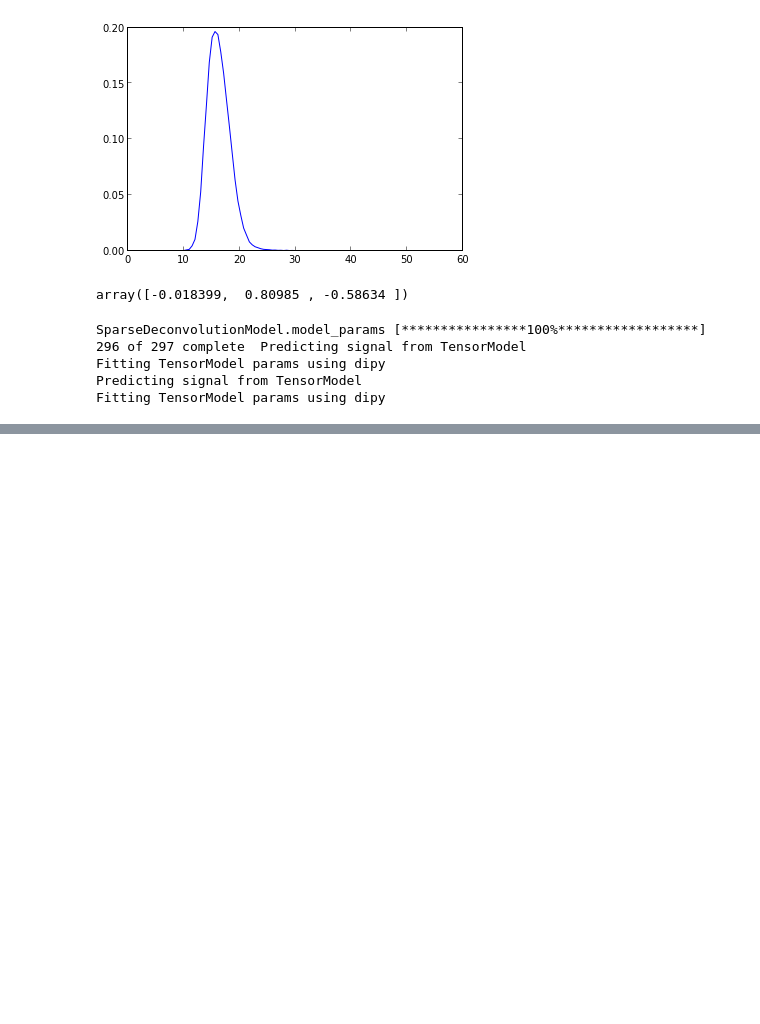
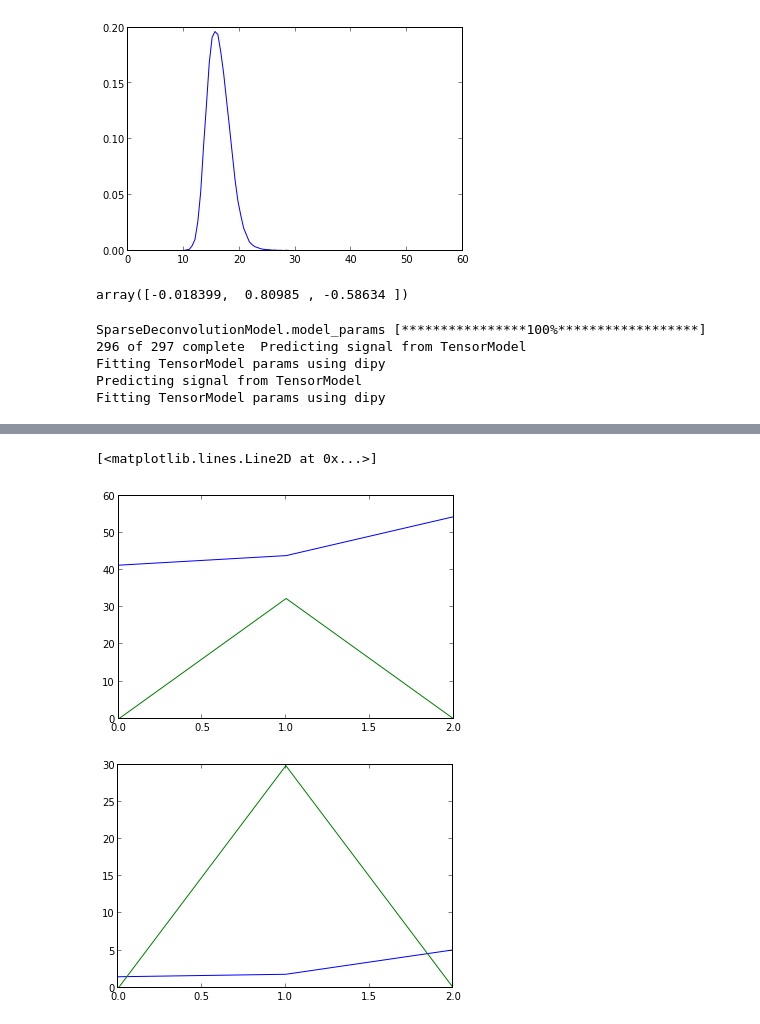
Before and after one commit to arokem/osmosis, a Jupyter notebook: osmosis/ipynb/Simulations2.ipynb, the cells around one changed output, grey strips where cells are left out. Cells and saved outputs as stored; diff of their text form; code cells hidden in the pictures; blank space fills up the shorter version.

```diff
--- a/osmosis/ipynb/Simulations2.ipynb
+++ b/osmosis/ipynb/Simulations2.ipynb
@@ -105,15 +108,16 @@ solver_params = dict(alpha=alpha,
                      positive=True)
 
 
-for bval_idx in range(3)
+for bval_idx in range(len(bvals)):
+
     this_vol = vol[bval_idx]
-    sfm_pdd_angs.append(np.zeros(vol[bval_idx].shape[:3] + (n_sims,))
-    tensor_pdd_angs.append(np.zeros(vol[bval_idx].shape[:3] + (n_sims,))
-    between_pdd_angs.append(np.zeros(vol[bval_idx].shape[:3] + (n_sims,))
-    rrmse_sfm.append(np.zeros(vol[bval_idx].shape[:3] + (n_sims,))
-    rrmse_dt.append(np.zeros(vol[bval_idx].shape[:3] + (n_sims,))
-    sfm_fvf.append(np.zeros(vol[bval_idx].shape[:3] + (n_sims,))
-    dt_fa.append(np.zeros(vol[bval_idx].shape[:3] + (n_sims,))
+    sfm_pdd_angs.append(np.zeros(vol[bval_idx].shape[:3] + (n_sims,)))
+    tensor_pdd_angs.append(np.zeros(vol[bval_idx].shape[:3] + (n_sims,)))
+    between_pdd_angs.append(np.zeros(vol[bval_idx].shape[:3] + (n_sims,)))
+    rrmse_sfm.append(np.zeros(vol[bval_idx].shape[:3] + (n_sims,)))
+    rrmse_dt.append(np.zeros(vol[bval_idx].shape[:3] + (n_sims,)))
+    sfm_fvf.append(np.zeros(vol[bval_idx].shape[:3] + (n_sims,)))
+    dt_fa.append(np.zeros(vol[bval_idx].shape[:3] + (n_sims,)))
 
 
     for sim_idx in xrange(n_sims):
@@ -156,24 +160,25 @@ for bval_idx in range(3)
                                         params_file = 'temp')
 
 
-        rrmse_sfm[..., sim_idx] = oza.cross_predict(SFM1, SFM2)
-        rrmse_dt[..., sim_idx] = oza.cross_predict(TM1, TM2)
-        sfm_fvf[..., sim_idx] = np.sum(SFM2.model_params,-1)
-        dt_fa[..., sim_idx] = TM1.fractional_anisotropy
+        rrmse_sfm[bval_idx][..., sim_idx] = oza.cross_predict(SFM1, SFM2)
+        rrmse_dt[bval_idx][..., sim_idx] = oza.cross_predict(TM1, TM2)
+        sfm_fvf[bval_idx][..., sim_idx] = np.sum(SFM2.model_params,-1)
+        dt_fa[bval_idx][..., sim_idx] = TM1.fractional_anisotropy
 
         for i, angle in enumerate(angles):
             for j, w in enumerate(weights):
                 for k, sph in enumerate(sphere):
-                    this_sfm_ang[bval_idx] = np.rad2deg(ozu.vector_angle(SFM1.principal_diffusion_direction[i,j,k][0],
-                                                           SFM2.principal_diffusion_direction[i,j,k][0]))
+                    this_sfm_ang = np.rad2deg(ozu.vector_angle(SFM1.principal_diffusion_direction[i,j,k][0],
+                                                               SFM2.principal_diffusion_direction[i,j,k][0]))
+
                     sfm_pdd_angs[bval_idx][i,j,k,sim_idx] = np.min([this_sfm_ang, 180-this_sfm_ang])
 
-                    this_dt_ang[bval_idx] = np.rad2deg(ozu.vector_angle(TM1.principal_diffusion_direction[i,j,k],
+                    this_dt_ang = np.rad2deg(ozu.vector_angle(TM1.principal_diffusion_direction[i,j,k],
                                                           TM2.principal_diffusion_direction[i,j,k]))
 
                     tensor_pdd_angs[bval_idx][i,j,k,sim_idx] = np.min([this_dt_ang, 180-this_dt_ang])
 
-                    this_between_ang[bval_idx] = np.rad2deg(ozu.vector_angle(SFM1.principal_diffusion_direction[i,j,k][0],
+                    this_between_ang = np.rad2deg(ozu.vector_angle(SFM1.principal_diffusion_direction[i,j,k][0],
                                                                TM2.principal_diffusion_direction[i,j,k]))
 
                     between_pdd_angs[bval_idx][i,j,k,sim_idx] = np.min([this_between_ang, 180-this_between_ang])
@@ -257 +256,15 @@ ax.set_xticklabels([str(x) for x in weights])
+# %%
+median_reliab_sfm = np.array(median_reliab_sfm)
+median_reliab_dt = np.array(median_reliab_dt)
+# %%
+plot(median_reliab_dt[:,-1,0])
+plot(median_reliab_sfm[:,-1,0])
+figure()
+
+plot(median_reliab_dt[:,5,0])
+plot(median_reliab_sfm[:,5,0])
+# %% [output]
+[<matplotlib.lines.Line2D at 0x...>]
+[figure, added]
+[figure, added]
 # %%
```
Also changed, not shown: parts of 20 cells of this notebook.
